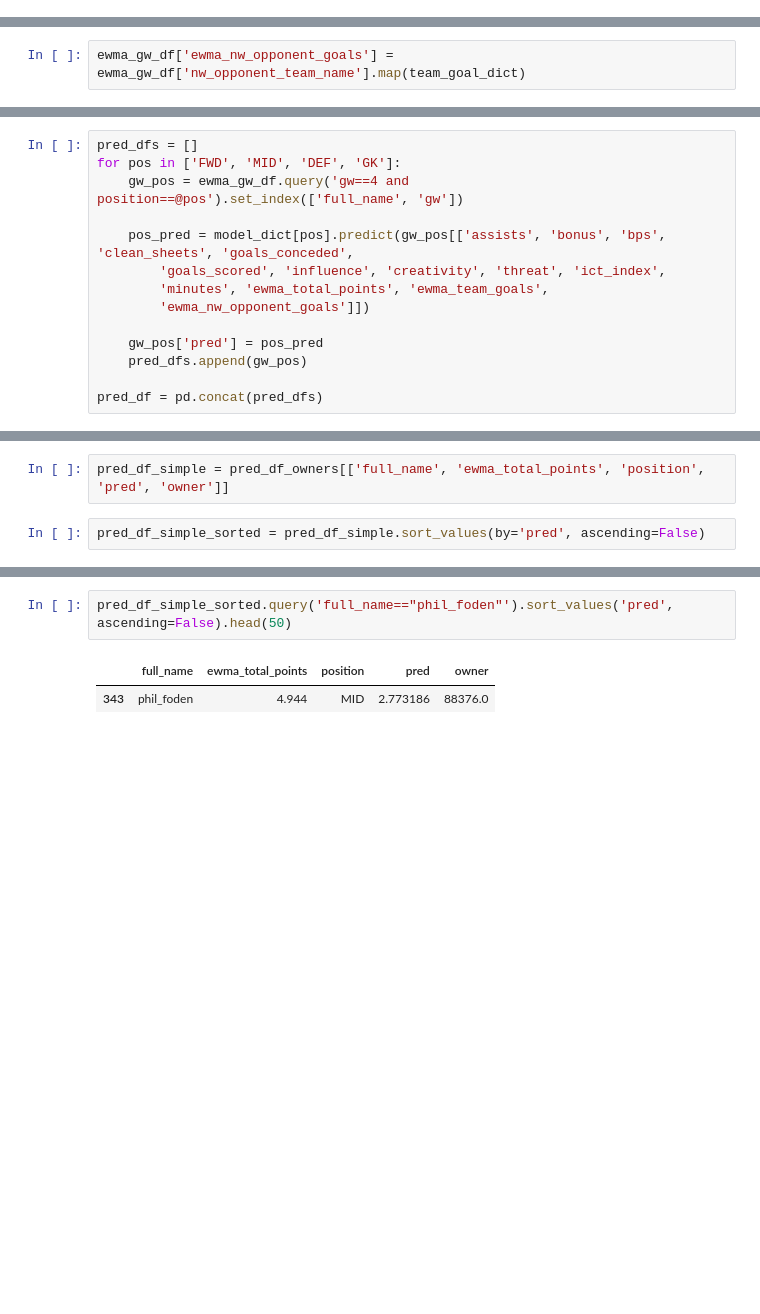
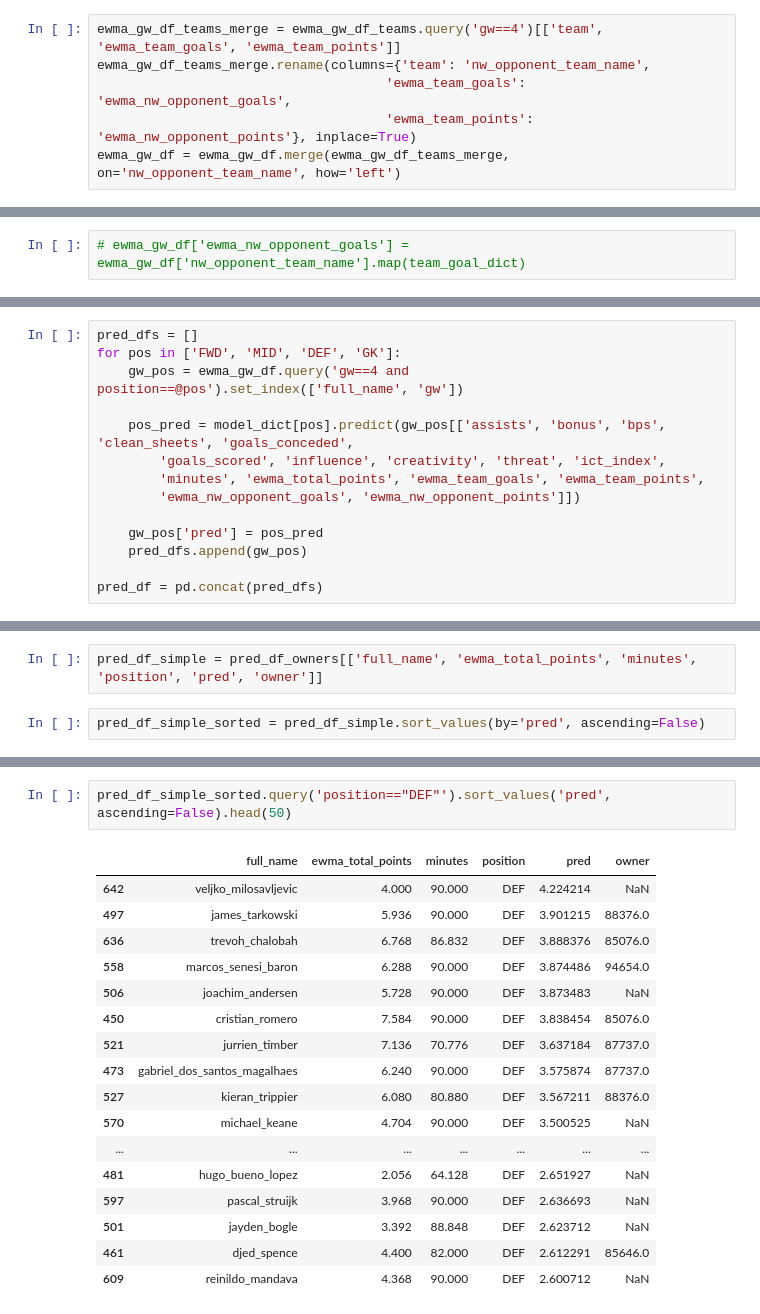
Before and after one commit to doug-ellis/draft_fpl_2526, a Jupyter notebook: transfer/gw_score_predictor_v1.ipynb, the cells around one changed output, grey strips where cells are left out. Saved outputs shown, nothing was run; the diff lists cells and outputs as text; blank space fills up the shorter version.

```diff
--- a/transfer/gw_score_predictor_v1.ipynb
+++ b/transfer/gw_score_predictor_v1.ipynb
@@ -126,4 +139,10 @@ a_teams = fixtures_df_gw['team_a'].map(teamcode_dict)
 fixture_dict = {**dict(zip(h_teams, a_teams)), **dict(zip(a_teams, h_teams))}
 # %%
 ewma_gw_df['nw_opponent_team_name'] = ewma_gw_df_players['team'].map(fixture_dict)
+# %%
+ewma_gw_df_teams_merge = ewma_gw_df_teams.query('gw==4')[['team', 'ewma_team_goals', 'ewma_team_points']]
+ewma_gw_df_teams_merge.rename(columns={'team': 'nw_opponent_team_name',
+                                     'ewma_team_goals': 'ewma_nw_opponent_goals',
+                                     'ewma_team_points': 'ewma_nw_opponent_points'}, inplace=True)
+ewma_gw_df = ewma_gw_df.merge(ewma_gw_df_teams_merge, on='nw_opponent_team_name', how='left')
 # %%
@@ -132,2 +153,2 @@ team_goal_dict = dict(
 # %%
-ewma_gw_df['ewma_nw_opponent_goals'] = ewma_gw_df['nw_opponent_team_name'].map(team_goal_dict)
+# ewma_gw_df['ewma_nw_opponent_goals'] = ewma_gw_df['nw_opponent_team_name'].map(team_goal_dict)
@@ -156,8 +159,8 @@ for pos in ['FWD', 'MID', 'DEF', 'GK']:
 
     pos_pred = model_dict[pos].predict(gw_pos[['assists', 'bonus', 'bps', 'clean_sheets', 'goals_conceded',
         'goals_scored', 'influence', 'creativity', 'threat', 'ict_index',
-        'minutes', 'ewma_total_points', 'ewma_team_goals',
-        'ewma_nw_opponent_goals']])
+        'minutes', 'ewma_total_points', 'ewma_team_goals', 'ewma_team_points',
+        'ewma_nw_opponent_goals', 'ewma_nw_opponent_points']])
 
     gw_pos['pred'] = pos_pred
     pred_dfs.append(gw_pos)
@@ -182,7 +185,7 @@ ownership_df_to_merge = ownership_df_name[['full_name', 'owner']]
 # %%
 pred_df_owners = pred_df.merge(ownership_df_to_merge, on='full_name')
 # %%
-pred_df_simple = pred_df_owners[['full_name', 'ewma_total_points', 'position', 'pred', 'owner']]
+pred_df_simple = pred_df_owners[['full_name', 'ewma_total_points', 'minutes', 'position', 'pred', 'owner']]
 # %%
 pred_df_simple_sorted = pred_df_simple.sort_values(by='pred', ascending=False)
 # %%
@@ -208,5 +211,20 @@ pred_df_simple_sorted.head(50)
 # %%
-pred_df_simple_sorted.query('full_name=="phil_foden"').sort_values('pred', ascending=False).head(50)
+pred_df_simple_sorted.query('position=="DEF"').sort_values('pred', ascending=False).head(50)
 # %% [output]
-|  | full_name | ewma_total_points | position | pred | owner |
-| 343 | phil_foden | 4.944 | MID | 2.773186 | 88376.0 |
+|  | full_name | ewma_total_points | minutes | position | pred | owner |
+| 642 | veljko_milosavljevic | 4.000 | 90.000 | DEF | 4.224214 | NaN |
+| 497 | james_tarkowski | 5.936 | 90.000 | DEF | 3.901215 | 88376.0 |
+| 636 | trevoh_chalobah | 6.768 | 86.832 | DEF | 3.888376 | 85076.0 |
+| 558 | marcos_senesi_baron | 6.288 | 90.000 | DEF | 3.874486 | 94654.0 |
+| 506 | joachim_andersen | 5.728 | 90.000 | DEF | 3.873483 | NaN |
+| 450 | cristian_romero | 7.584 | 90.000 | DEF | 3.838454 | 85076.0 |
+| 521 | jurrien_timber | 7.136 | 70.776 | DEF | 3.637184 | 87737.0 |
+| 473 | gabriel_dos_santos_magalhaes | 6.240 | 90.000 | DEF | 3.575874 | 87737.0 |
+| 527 | kieran_trippier | 6.080 | 80.880 | DEF | 3.567211 | 88376.0 |
+| 570 | michael_keane | 4.704 | 90.000 | DEF | 3.500525 | NaN |
+| ... | ... | ... | ... | ... | ... | ... |
+| 481 | hugo_bueno_lopez | 2.056 | 64.128 | DEF | 2.651927 | NaN |
+| 597 | pascal_struijk | 3.968 | 90.000 | DEF | 2.636693 | NaN |
+| 501 | jayden_bogle | 3.392 | 88.848 | DEF | 2.623712 | NaN |
+| 461 | djed_spence | 4.400 | 82.000 | DEF | 2.612291 | 85646.0 |
+| 609 | reinildo_mandava | 4.368 | 90.000 | DEF | 2.600712 | NaN |
```
Also changed, not shown: parts of 15 cells of this notebook, 4 other files.
